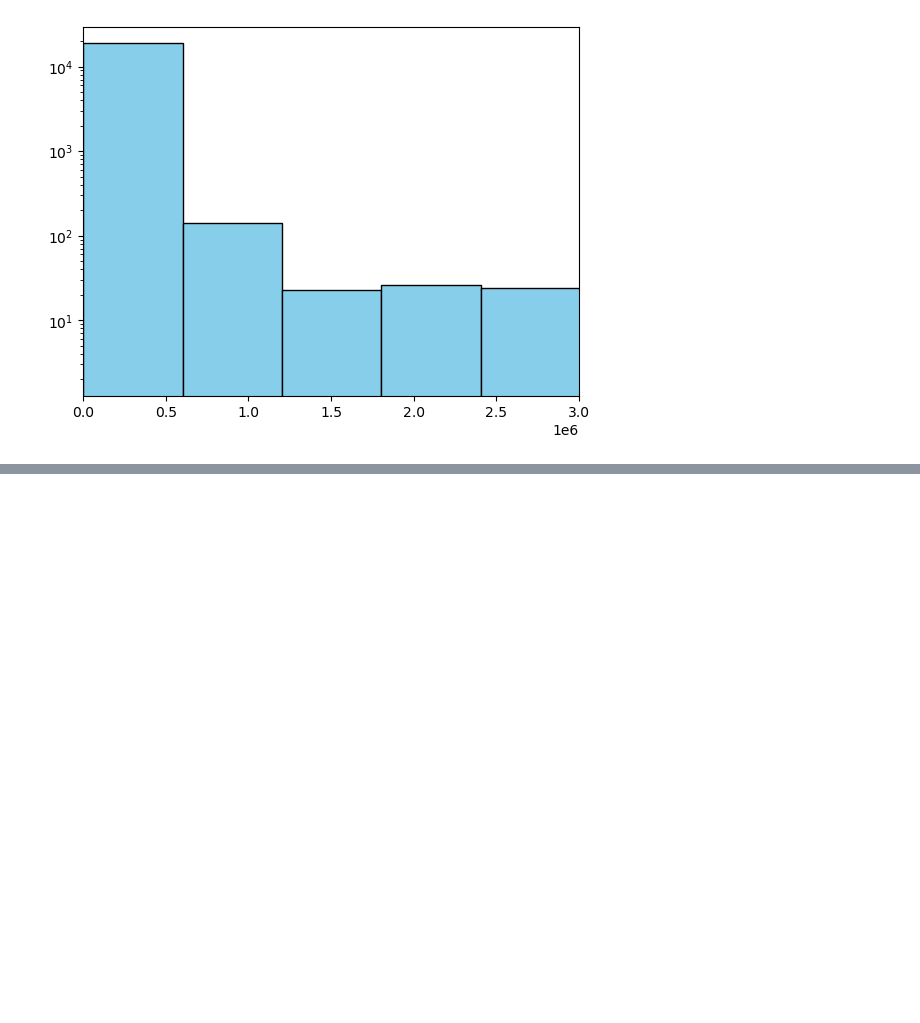
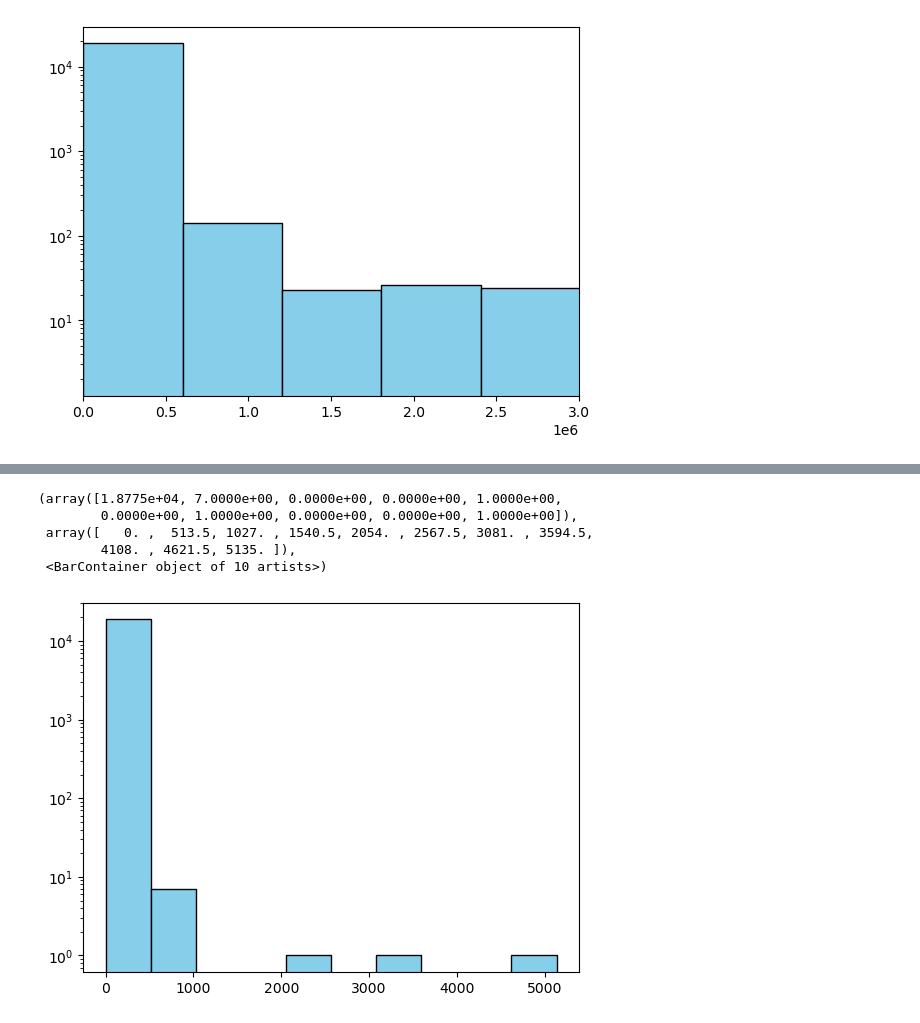
Before and after one commit to ECO225-W2024/project-one-code-Dey2710, a Jupyter notebook: ECO225 project 1.ipynb, the cells around one changed output, grey strips where cells are left out. Drawn from its saved outputs; the diff is of its cells as text; code cells hidden in the pictures; blank space fills up the shorter version.

```diff
--- a/ECO225 project 1.ipynb
+++ b/ECO225 project 1.ipynb
@@ -75,0 +172,9 @@ plt.xlim([0,10000])
+# %%
+plt.hist(df_cleaned['retweet_count'], log = True, edgecolor = 'black', color = 'skyblue')
+# %% [output]
+(array([1.8775e+04, 7.0000e+00, 0.0000e+00, 0.0000e+00, 1.0000e+00,
+        0.0000e+00, 1.0000e+00, 0.0000e+00, 0.0000e+00, 1.0000e+00]),
+ array([   0. ,  513.5, 1027. , 1540.5, 2054. , 2567.5, 3081. , 3594.5,
+        4108. , 4621.5, 5135. ]),
+ <BarContainer object of 10 artists>)
+[figure, added]
```
Also changed, not shown: parts of 16 cells of this notebook.
